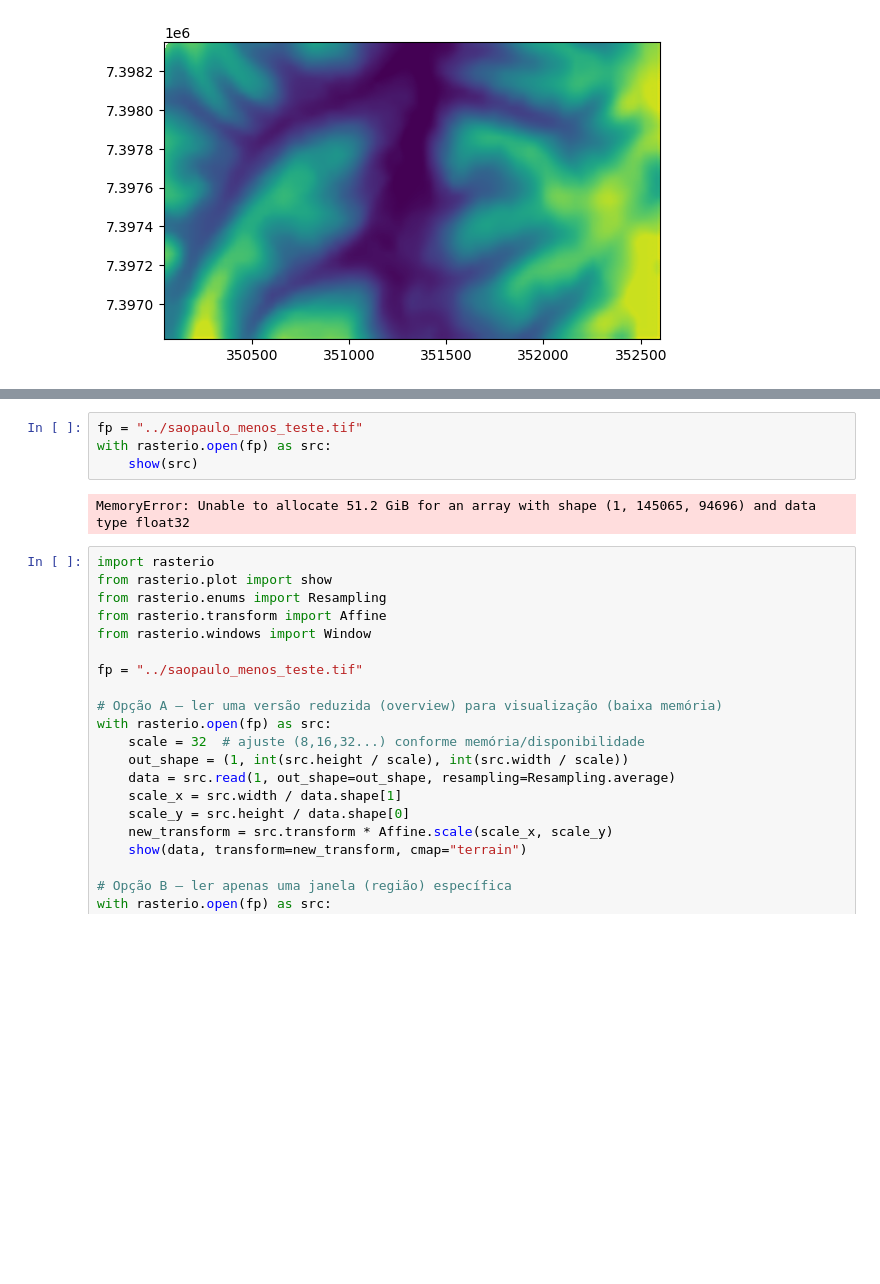
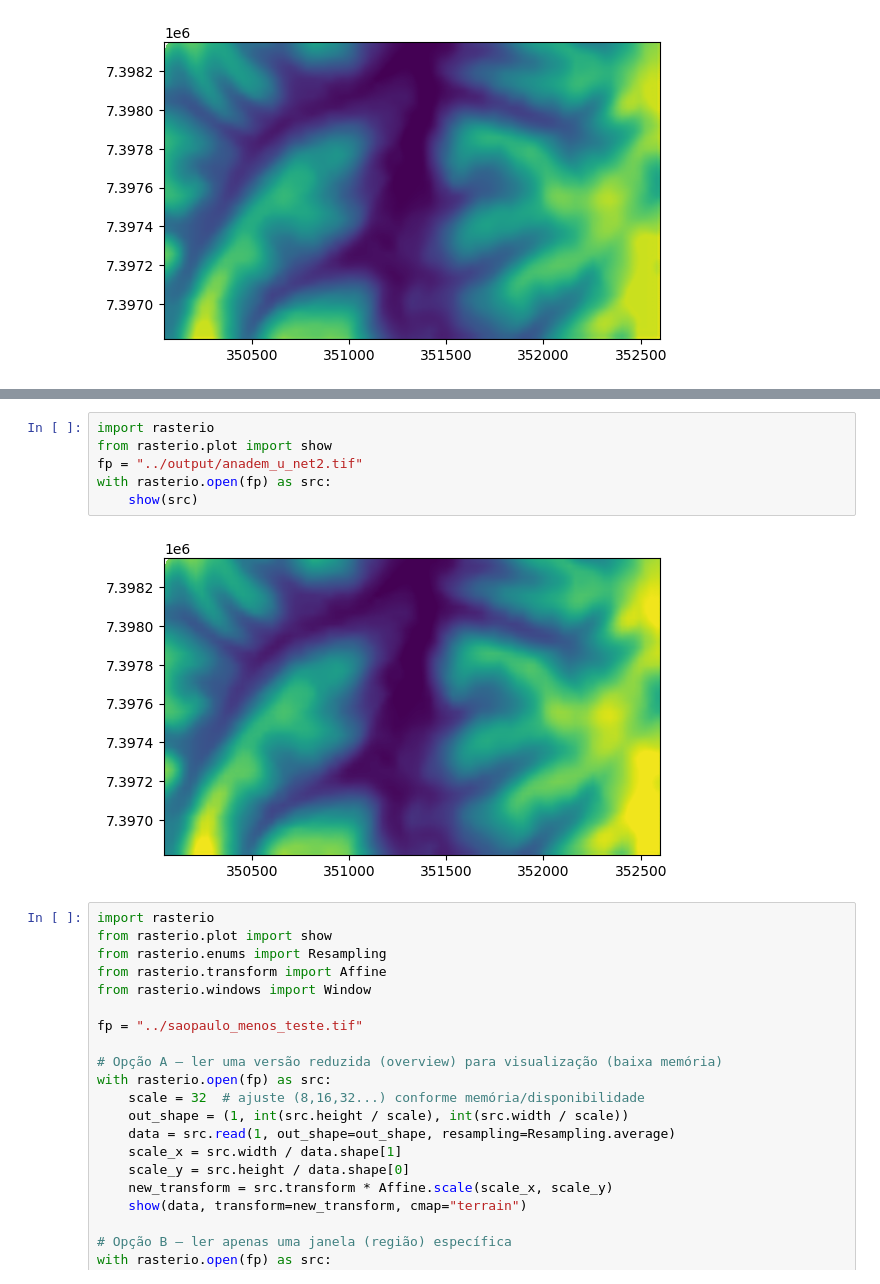
Before and after one commit to anaparraf/capstone_ipt, a Jupyter notebook: src/view.ipynb, the cells around one changed output, grey strips where cells are left out. Saved outputs shown, nothing was run; the diff lists cells and outputs as text; blank space fills up the shorter version.

```diff
--- a/src/view.ipynb
+++ b/src/view.ipynb
@@ -17,9 +25,11 @@ with rasterio.open(fp) as src:
 # %%
-fp = "../saopaulo_menos_teste.tif"
+import rasterio
+from rasterio.plot import show
+fp = "../output/anadem_u_net2.tif"
 with rasterio.open(fp) as src:
     show(src)
 # %% [output]
-MemoryError: Unable to allocate 51.2 GiB for an array with shape (1, 145065, 94696) and data type float32
+[figure, added]
 # %%
 import rasterio
 from rasterio.plot import show
```
Also changed, not shown: parts of 1 cell of this notebook, 14 other files.
